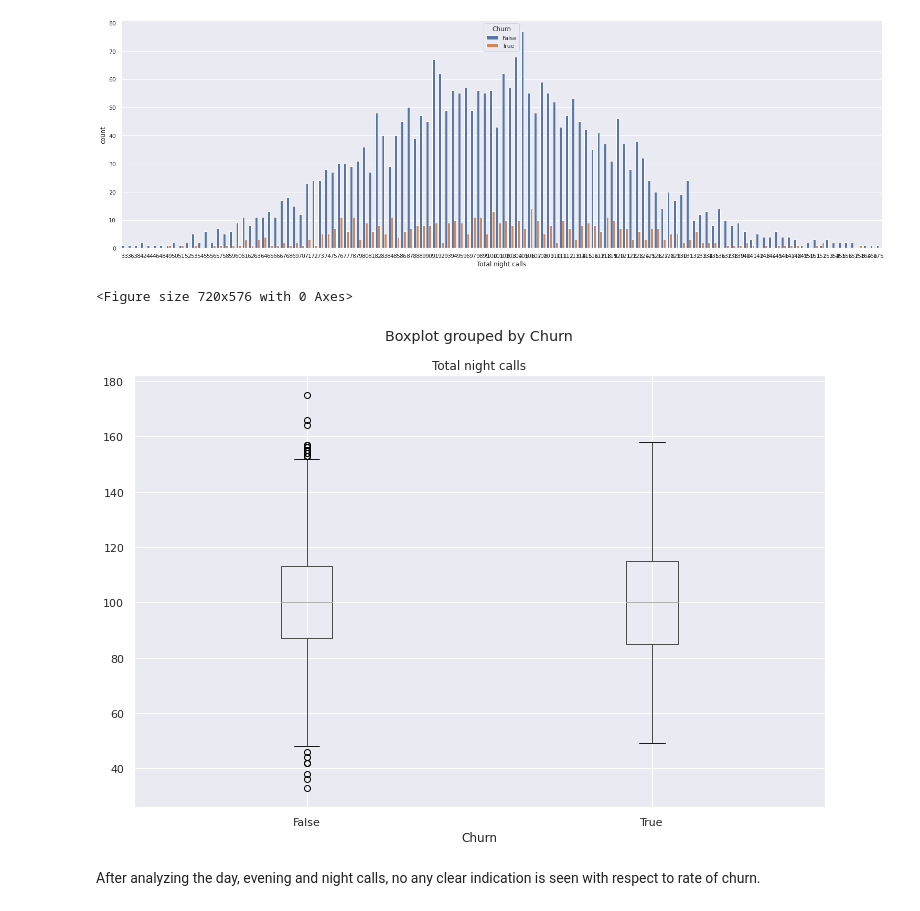
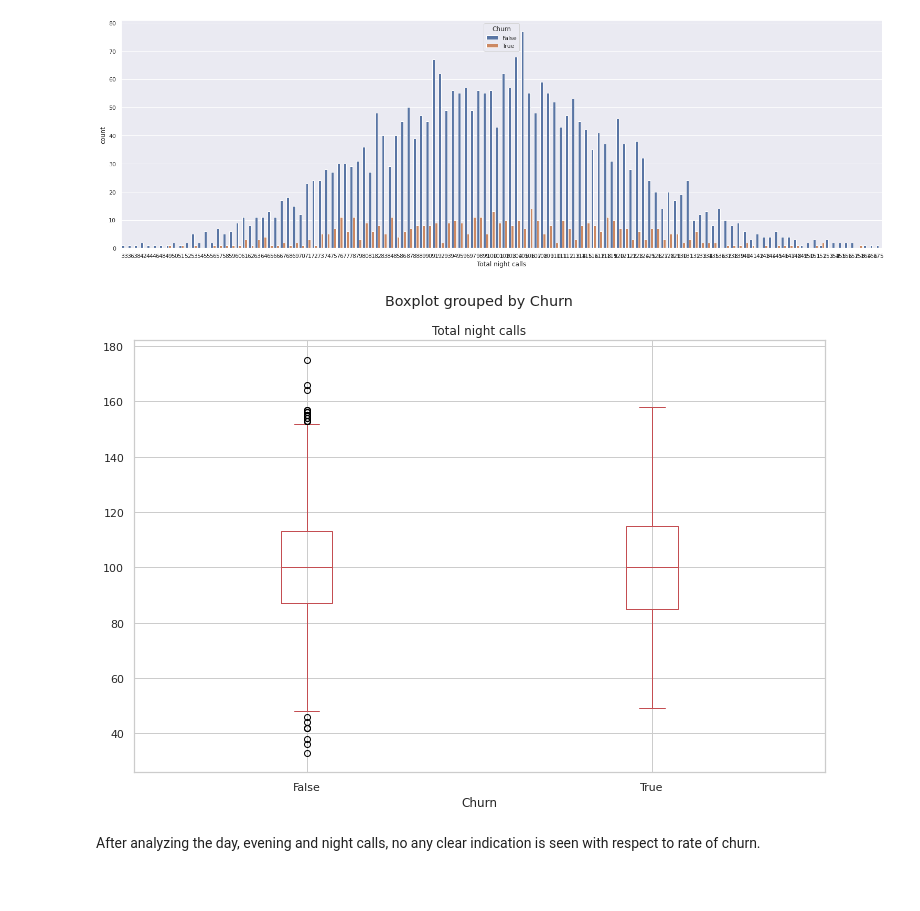
Before and after one commit to mukul9155/Telecom-churn-analysis, a Jupyter notebook: Mukul_Kumar_Telecom_Churn_Analysis(updated)_Capstone_Project.ipynb, the cells around one changed output. Cells and saved outputs as stored; diff of their text form; code cells hidden in the pictures.

```diff
--- a/Mukul_Kumar_Telecom_Churn_Analysis(updated)_Capstone_Project.ipynb
+++ b/Mukul_Kumar_Telecom_Churn_Analysis(updated)_Capstone_Project.ipynb
@@ -579,7 +577,8 @@ plt.show()
 [figure]
 # %%
 # drawing boxplot for total day calls vs churn
-fig = plt.figure(figsize=(10,8))
-telecom_df.boxplot(column='Total day calls',by='Churn')
+#fig = plt.figure(figsize=(10,8))
+sns.set(style='whitegrid')
+telecom_df.boxplot(column='Total day calls',by='Churn',color='r')
 plt.show()
 # %% [output]
@@ -611,12 +607,10 @@ plt.show()
 [figure]
 # %%
 # drawing boxplot for total night calls vs churn
-fig = plt.figure(figsize=(10,8))
-telecom_df.boxplot(column='Total night calls',by='Churn')
+telecom_df.boxplot(column='Total night calls',by='Churn',color='r')
 plt.show()
 # %% [output]
-<Figure size 720x576 with 0 Axes>
-[figure, old version]
+[figure, new version]
 # %% [markdown]
 After analyzing the day, evening and night calls, no any clear indication is seen with respect to rate of churn.
 # %% [markdown]
```
Also changed, not shown: parts of 11 cells of this notebook.
